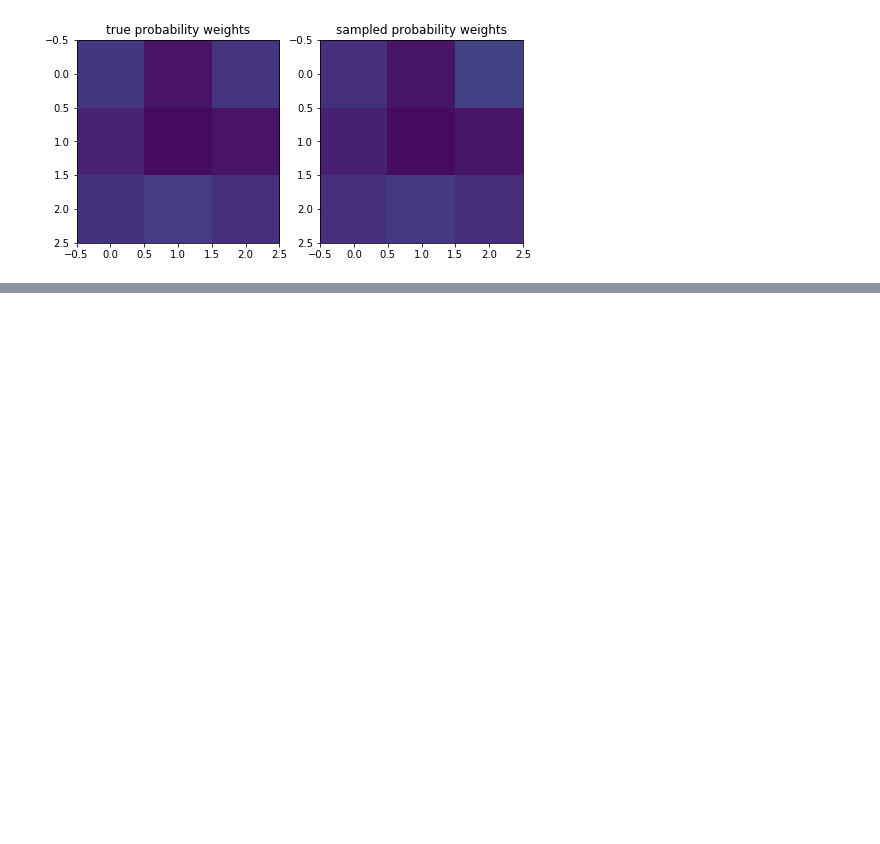
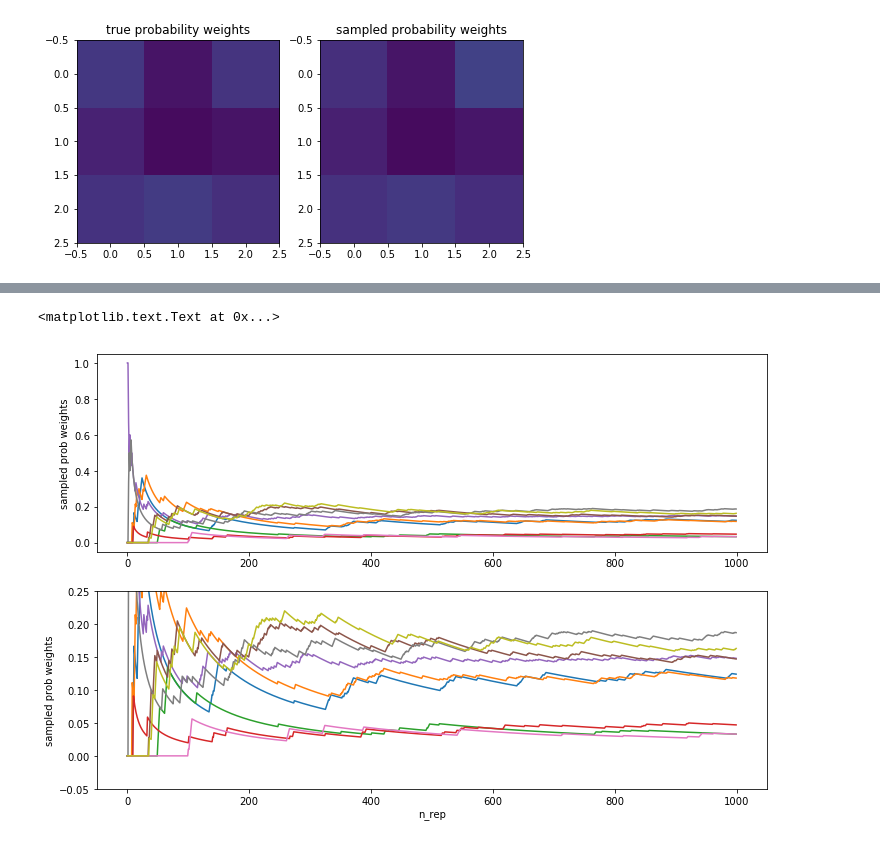
Before and after one commit to kiyomizuhi/computational_physics, a Jupyter notebook: coursera_krauth_statmech/week01/markov_chain_metropolis_hastings_3x3peeble.ipynb, the cells around one changed output, grey strips where cells are left out. Cells and saved outputs as stored; diff of their text form; code cells hidden in the pictures; blank space fills up the shorter version.

```diff
--- a/coursera_krauth_statmech/week01/markov_chain_metropolis_hastings_3x3peeble.ipynb
+++ b/coursera_krauth_statmech/week01/markov_chain_metropolis_hastings_3x3peeble.ipynb
@@ -107,0 +164,17 @@ at [2, 2]: (pi, mc) = (0.136, 0.133)
+# %%
+plt.rcParams['figure.figsize'] = (12.0, 8.0)
+
+plt.subplot(2,1,1)
+for i in range(9):
+    plt.plot(count_norm[:, i], '-')
+plt.ylabel('sampled prob weights')
+
+plt.subplot(2,1,2)
+for i in range(9):
+    plt.plot(count_norm[:, i], '-')
+plt.ylim((-0.05, 0.25))
+plt.xlabel('n_rep')
+plt.ylabel('sampled prob weights')
+# %% [output]
+<matplotlib.text.Text at 0x...>
+[figure, added]
```
Also changed, not shown: parts of 7 cells of this notebook.
